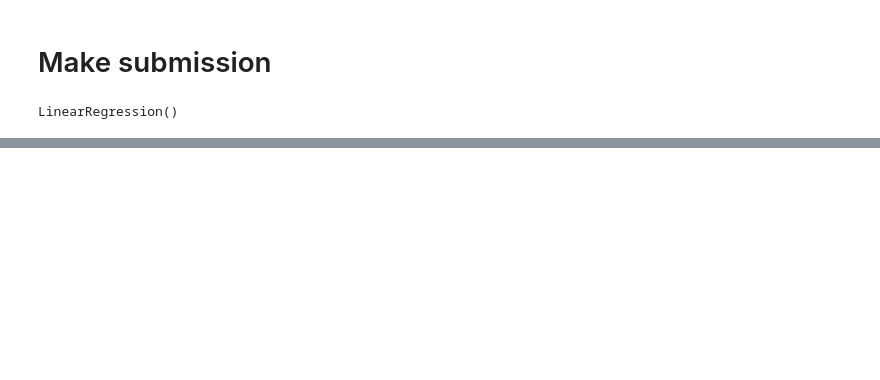
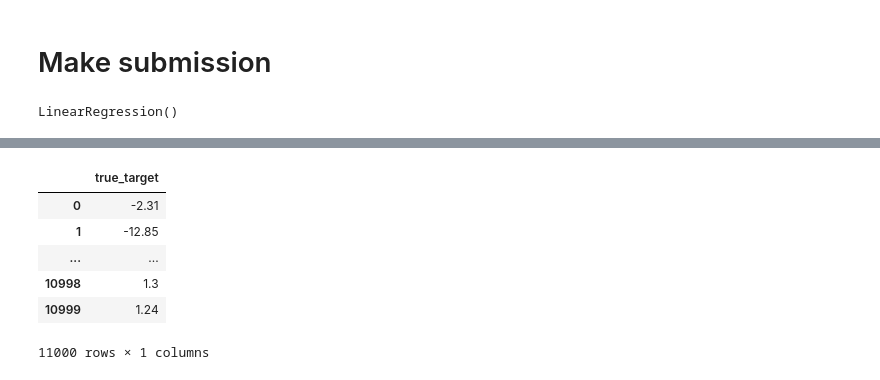
Before and after one commit to saintblue97/DeepNN_Optiver, a Jupyter notebook: brett_10_11.ipynb, the cells around one changed output, grey strips where cells are left out. Drawn from its saved outputs; the diff is of its cells as text; code cells hidden in the pictures; blank space fills up the shorter version.

```diff
--- a/brett_10_11.ipynb
+++ b/brett_10_11.ipynb
@@ -249,6 +243,6 @@ LinearRegression()
 # %%
-# # if not is_google_colab():
-# import optiver2023
-# env = optiver2023.make_env()
-# iter_test = env.iter_test()
+# if not is_google_colab():
+import optiver2023
+env = optiver2023.make_env()
+iter_test = env.iter_test()
 # %%
@@ -300,0 +313,10 @@ LinearRegression()
+# %%
+df_true
+# %% [output]
+|  | true_target |
+| 0 | -2.31 |
+| 1 | -12.85 |
+| ... | ... |
+| 10998 | 1.3 |
+| 10999 | 1.24 |
+11000 rows × 1 columns
```
Also changed, not shown: parts of 14 cells of this notebook.
